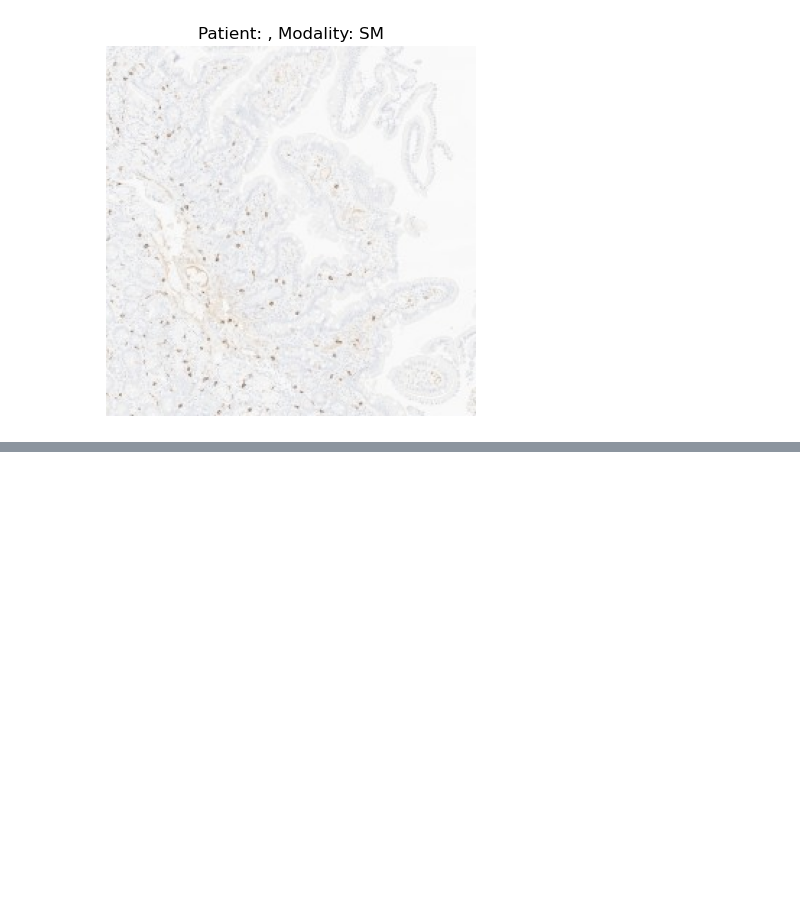
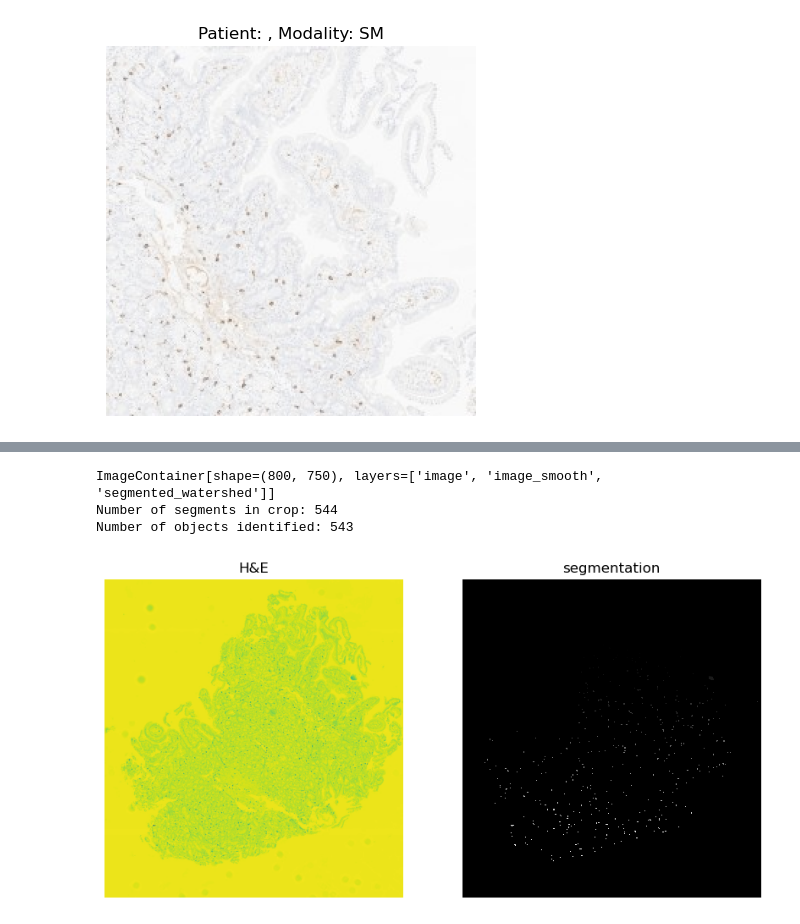
Before and after one commit to a-o-can/he_pathalogy, a Jupyter notebook: eda.ipynb, the cells around one changed output, grey strips where cells are left out. Saved outputs shown, nothing was run; the diff lists cells and outputs as text; code cells hidden in the pictures; blank space fills up the shorter version.

Commit message:
ADDED: full pipeline of watershed

```diff
--- a/eda.ipynb
+++ b/eda.ipynb
@@ -88,0 +237,20 @@ plt.show()
+# %%
+sq.im.segment(img=sq_imgCont, layer="image_smooth", method="watershed", thresh=220, geq=False)
+print(sq_imgCont)
+print(f"Number of segments in crop: {len(np.unique(sq_imgCont['segmented_watershed']))}")
+fig, axes = plt.subplots(1, 2, figsize=(10, 5))
+sq_imgCont.show("image", channel=0, ax=axes[0])
+_ = axes[0].set_title("H&E")
+sq_imgCont.show("segmented_watershed", cmap="gray", interpolation="none", ax=axes[1])
+_ = axes[1].set_title("segmentation")
+# segmentation mask inside the Squidpy ImageContainer
+seg_mask = sq_imgCont["segmented_watershed"].values
+# unique labels (0 = background)
+labels = np.unique(seg_mask)
+n_objects = len(labels) - (1 if 0 in labels else 0)
+print(f"Number of objects identified: {n_objects}")
+# %% [output]
+ImageContainer[shape=(800, 750), layers=['image', 'image_smooth', 'segmented_watershed']]
+Number of segments in crop: 544
+Number of objects identified: 543
+[figure, added]
```
Also changed, not shown: parts of 14 cells of this notebook, 1 other file.
